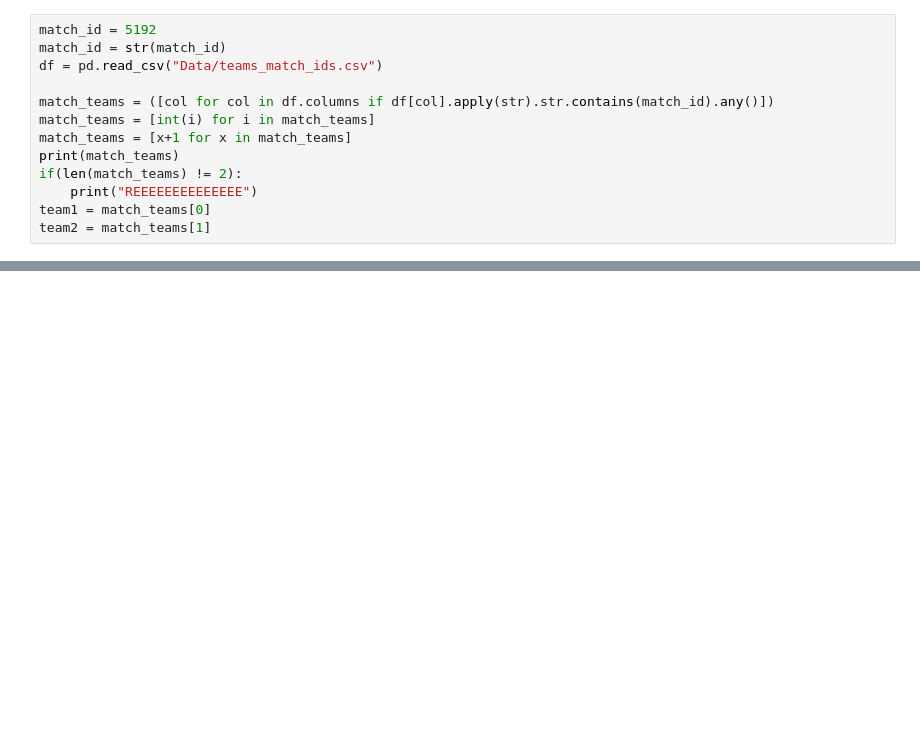
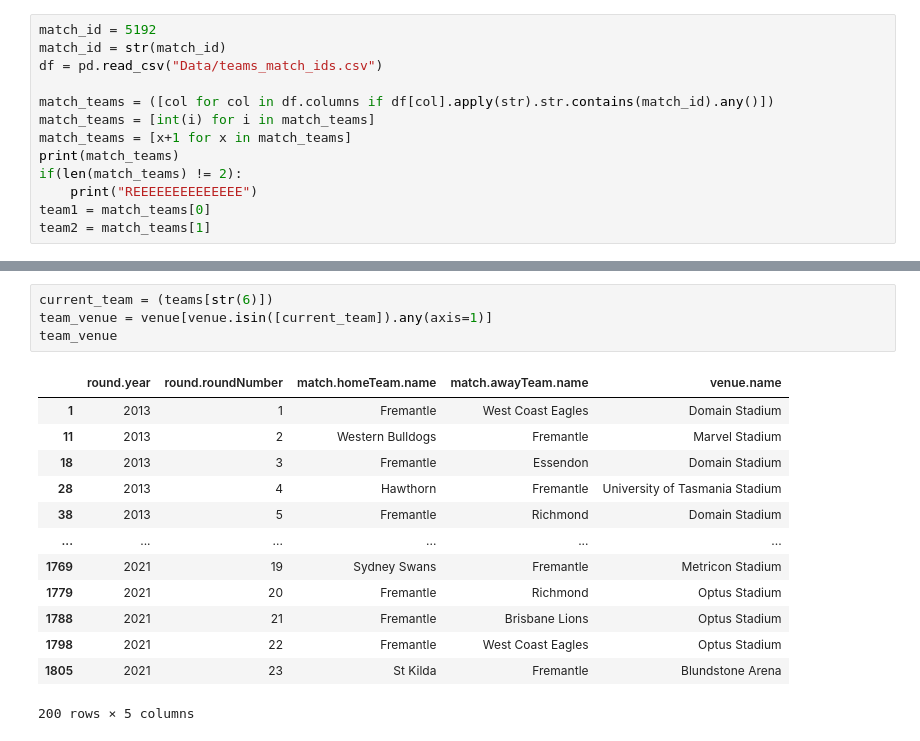
Before and after one commit to mitchgill16/AFL_Data, a Jupyter notebook: django_AFL_ML/data_cleaning.ipynb, the cells around one changed output, grey strips where cells are left out. Cells and saved outputs as stored; diff of their text form; blank space fills up the shorter version.

```diff
--- a/django_AFL_ML/data_cleaning.ipynb
+++ b/django_AFL_ML/data_cleaning.ipynb
@@ -159,0 +100,18 @@ True
+# %%
+current_team = (teams[str(6)])
+team_venue = venue[venue.isin([current_team]).any(axis=1)]
+team_venue
+# %% [output]
+|  | round.year | round.roundNumber | match.homeTeam.name | match.awayTeam.name | venue.name |
+| 1 | 2013 | 1 | Fremantle | West Coast Eagles | Domain Stadium |
+| 11 | 2013 | 2 | Western Bulldogs | Fremantle | Marvel Stadium |
+| 18 | 2013 | 3 | Fremantle | Essendon | Domain Stadium |
+| 28 | 2013 | 4 | Hawthorn | Fremantle | University of Tasmania Stadium |
+| 38 | 2013 | 5 | Fremantle | Richmond | Domain Stadium |
+| ... | ... | ... | ... | ... | ... |
+| 1769 | 2021 | 19 | Sydney Swans | Fremantle | Metricon Stadium |
+| 1779 | 2021 | 20 | Fremantle | Richmond | Optus Stadium |
+| 1788 | 2021 | 21 | Fremantle | Brisbane Lions | Optus Stadium |
+| 1798 | 2021 | 22 | Fremantle | West Coast Eagles | Optus Stadium |
+| 1805 | 2021 | 23 | St Kilda | Fremantle | Blundstone Arena |
+200 rows × 5 columns
```
Also changed, not shown: parts of 11 cells of this notebook, 20 other files.
